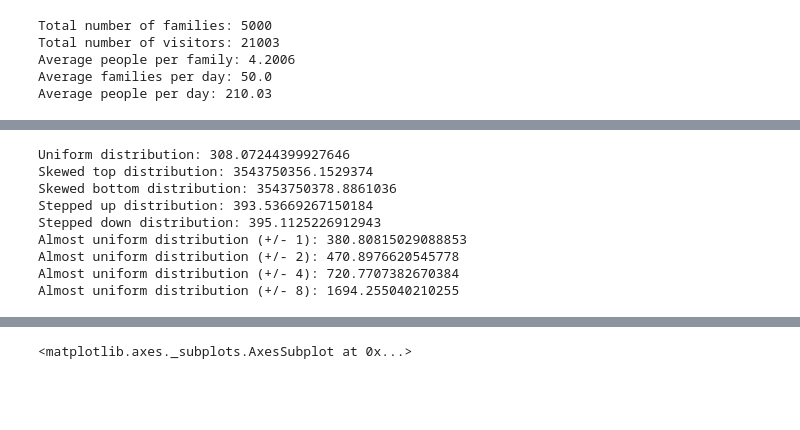
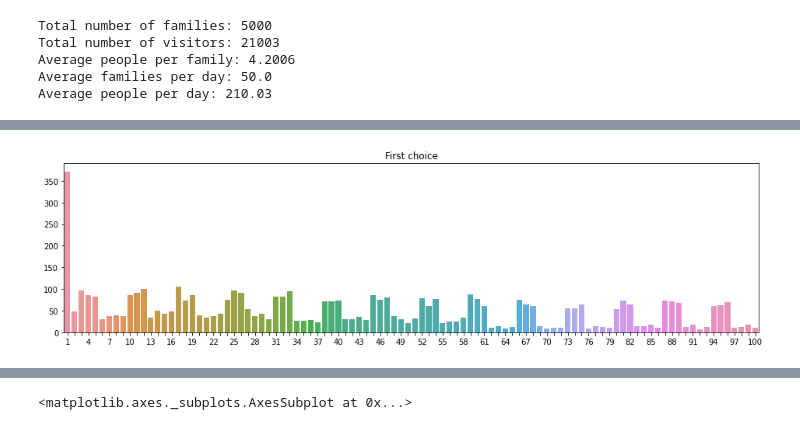
Before and after one commit to jfmdev/simple_ml, a Jupyter notebook: santa-tour/santa.ipynb, the cells around one changed output, grey strips where cells are left out. Saved outputs shown, nothing was run; the diff lists cells and outputs as text; code cells hidden in the pictures; blank space fills up the shorter version.

```diff
--- a/santa-tour/santa.ipynb
+++ b/santa-tour/santa.ipynb
@@ -165,37 +135,16 @@ sns.barplot(x=occurrences[50:100].index, y=occurrences[50:100].values)
-# %%
-# Check accounting cost for different distributions.
-total_visitors = data['n_people'].sum()
-
-uniform_dist = {k:(total_visitors/N_DAYS) for k in DAYS_LIST}
-print('Uniform distribution:', calc_accounting_cost(uniform_dist))
-
-skew_limit = (total_visitors - (N_DAYS * MIN_OCCUPANCY)) / (MAX_OCCUPANCY - MIN_OCCUPANCY)
-skewed_top_dist = {k:(MIN_OCCUPANCY if k > skew_limit else MAX_OCCUPANCY) for k in DAYS_LIST}
-skewed_bottom_dist = {k:(MIN_OCCUPANCY if (N_DAYS - k) < skew_limit else MAX_OCCUPANCY) for k in DAYS_LIST}
-print('Skewed top distribution:', calc_accounting_cost(skewed_top_dist))
-print('Skewed bottom distribution:', calc_accounting_cost(skewed_bottom_dist))
-
-step_size = (total_visitors - (MIN_OCCUPANCY*N_DAYS)) / (N_DAYS*(N_DAYS - 1)*0.5)
-stepped_up_dist = {k:(MIN_OCCUPANCY + (k-1)*step_size ) for k in DAYS_LIST}
-stepped_down_dist = {k:(MIN_OCCUPANCY + (N_DAYS-k)*step_size ) for k in DAYS_LIST}
-print('Stepped up distribution:', calc_accounting_cost(stepped_up_dist))
-print('Stepped down distribution:', calc_accounting_cost(stepped_down_dist))
-
-uniform_dist_1 = {k:(total_visitors/N_DAYS + (1 if k%2 == 0 else (-1))) for k in DAYS_LIST}
-uniform_dist_2 = {k:(total_visitors/N_DAYS + (2 if k%2 == 0 else (-2))) for k in DAYS_LIST}
-uniform_dist_4 = {k:(total_visitors/N_DAYS + (4 if k%2 == 0 else (-4))) for k in DAYS_LIST}
-uniform_dist_8 = {k:(total_visitors/N_DAYS + (8 if k%2 == 0 else (-8))) for k in DAYS_LIST}
-print('Almost uniform distribution (+/- 1):', calc_accounting_cost(uniform_dist_1))
-print('Almost uniform distribution (+/- 2):', calc_accounting_cost(uniform_dist_2))
-print('Almost uniform distribution (+/- 4):', calc_accounting_cost(uniform_dist_4))
-print('Almost uniform distribution (+/- 8):', calc_accounting_cost(uniform_dist_8))
-# %% [output]
-Uniform distribution: 308.07244399927646
-Skewed top distribution: 3543750356.1529374
-Skewed bottom distribution: 3543750378.8861036
-Stepped up distribution: 393.53669267150184
-Stepped down distribution: 395.1125226912943
-Almost uniform distribution (+/- 1): 380.80815029088853
-Almost uniform distribution (+/- 2): 470.8976620545778
-Almost uniform distribution (+/- 4): 720.7707382670384
-Almost uniform distribution (+/- 8): 1694.255040210255
+# %%
+# Check occurrences for the first choice.
+occurrences_0 = data['choice_0'].value_counts().sort_index()
+
+# Draw bar chart.
+plt.figure(figsize=(16,4))
+plt.title("First choice")
+sns.barplot(x=occurrences_0.index, y=occurrences_0.values)
+
+# Don't show all labels on X-axis.
+ax = plt.gca()
+for index, label in enumerate(ax.xaxis.get_ticklabels()):
+    if index % 3 != 0:
+        label.set_visible(False)
+# %% [output]
+[figure, added]
```
Also changed, not shown: parts of 28 cells of this notebook.
